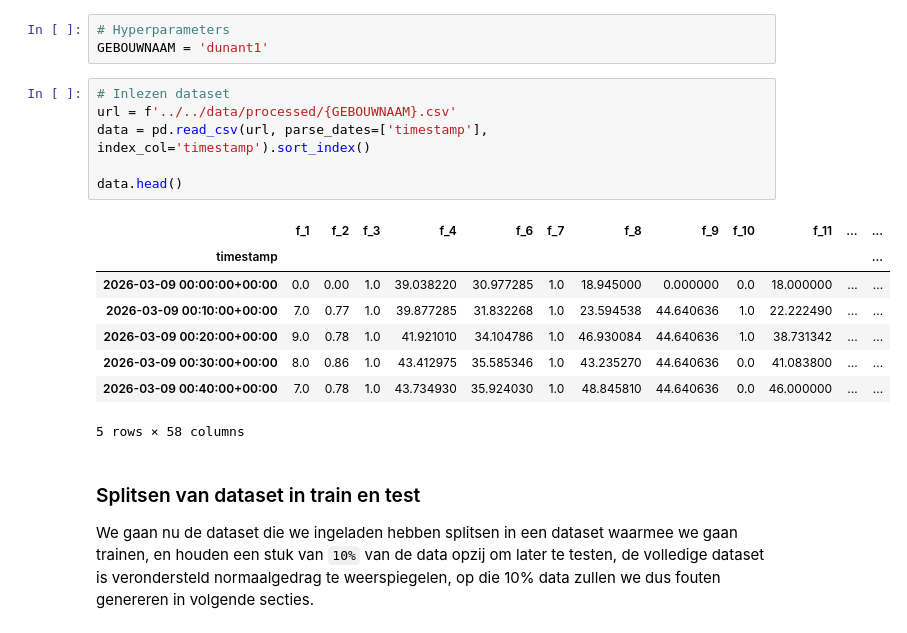
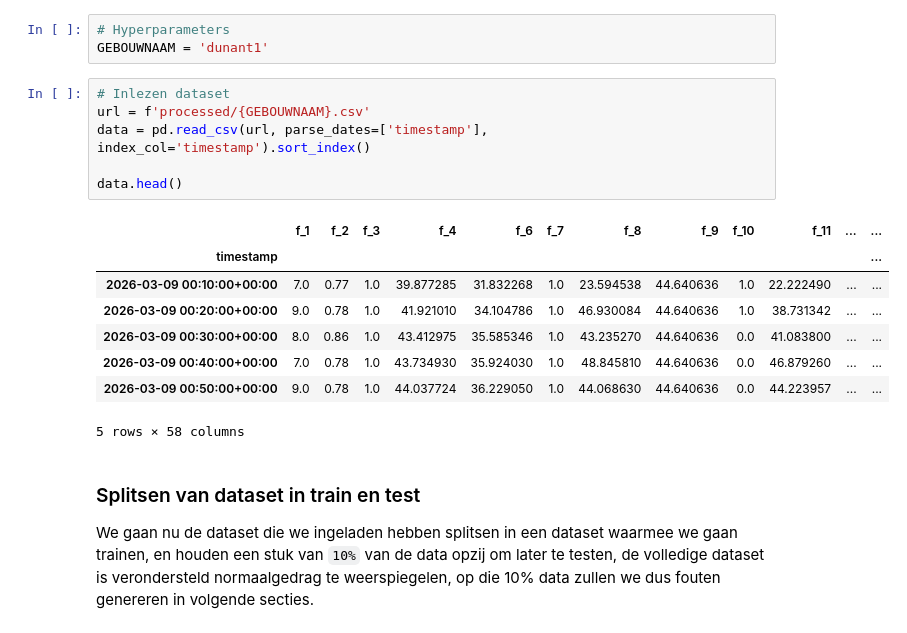
Before and after one commit to Jakobdevreese/bachelorproef-hvac-anomaliedetectie, a Jupyter notebook: 02_eda_en_ground_truth/genereer_synthetische_data.ipynb, the cells around one changed output. Cells and saved outputs as stored; diff of their text form.

```diff
--- a/02_eda_en_ground_truth/genereer_synthetische_data.ipynb
+++ b/02_eda_en_ground_truth/genereer_synthetische_data.ipynb
@@ -45,18 +45,18 @@ from typing import Tuple, List, Dict
 GEBOUWNAAM = 'dunant1'
 # %%
 # Inlezen dataset
-url = f'../../data/processed/{GEBOUWNAAM}.csv'
+url = f'processed/{GEBOUWNAAM}.csv'
 data = pd.read_csv(url, parse_dates=['timestamp'], index_col='timestamp').sort_index()
 
 data.head()
 # %% [output]
 |  | f_1 | f_2 | f_3 | f_4 | f_6 | f_7 | f_8 | f_9 | f_10 | f_11 | ... | ... |
 | timestamp |  |  |  |  |  |  |  |  |  |  |  | ... |
-| 2026-03-09 00:00:00+00:00 | 0.0 | 0.00 | 1.0 | 39.038220 | 30.977285 | 1.0 | 18.945000 | 0.000000 | 0.0 | 18.000000 | ... | ... |
 | 2026-03-09 00:10:00+00:00 | 7.0 | 0.77 | 1.0 | 39.877285 | 31.832268 | 1.0 | 23.594538 | 44.640636 | 1.0 | 22.222490 | ... | ... |
 | 2026-03-09 00:20:00+00:00 | 9.0 | 0.78 | 1.0 | 41.921010 | 34.104786 | 1.0 | 46.930084 | 44.640636 | 1.0 | 38.731342 | ... | ... |
 | 2026-03-09 00:30:00+00:00 | 8.0 | 0.86 | 1.0 | 43.412975 | 35.585346 | 1.0 | 43.235270 | 44.640636 | 0.0 | 41.083800 | ... | ... |
-| 2026-03-09 00:40:00+00:00 | 7.0 | 0.78 | 1.0 | 43.734930 | 35.924030 | 1.0 | 48.845810 | 44.640636 | 0.0 | 46.000000 | ... | ... |
+| 2026-03-09 00:40:00+00:00 | 7.0 | 0.78 | 1.0 | 43.734930 | 35.924030 | 1.0 | 48.845810 | 44.640636 | 0.0 | 46.879260 | ... | ... |
+| 2026-03-09 00:50:00+00:00 | 9.0 | 0.78 | 1.0 | 44.037724 | 36.229050 | 1.0 | 44.068630 | 44.640636 | 0.0 | 44.223957 | ... | ... |
 5 rows × 58 columns
 # %% [markdown]
 ### Splitsen van dataset in train en test
```
Also changed, not shown: parts of 2 cells of this notebook, 15 other files.
